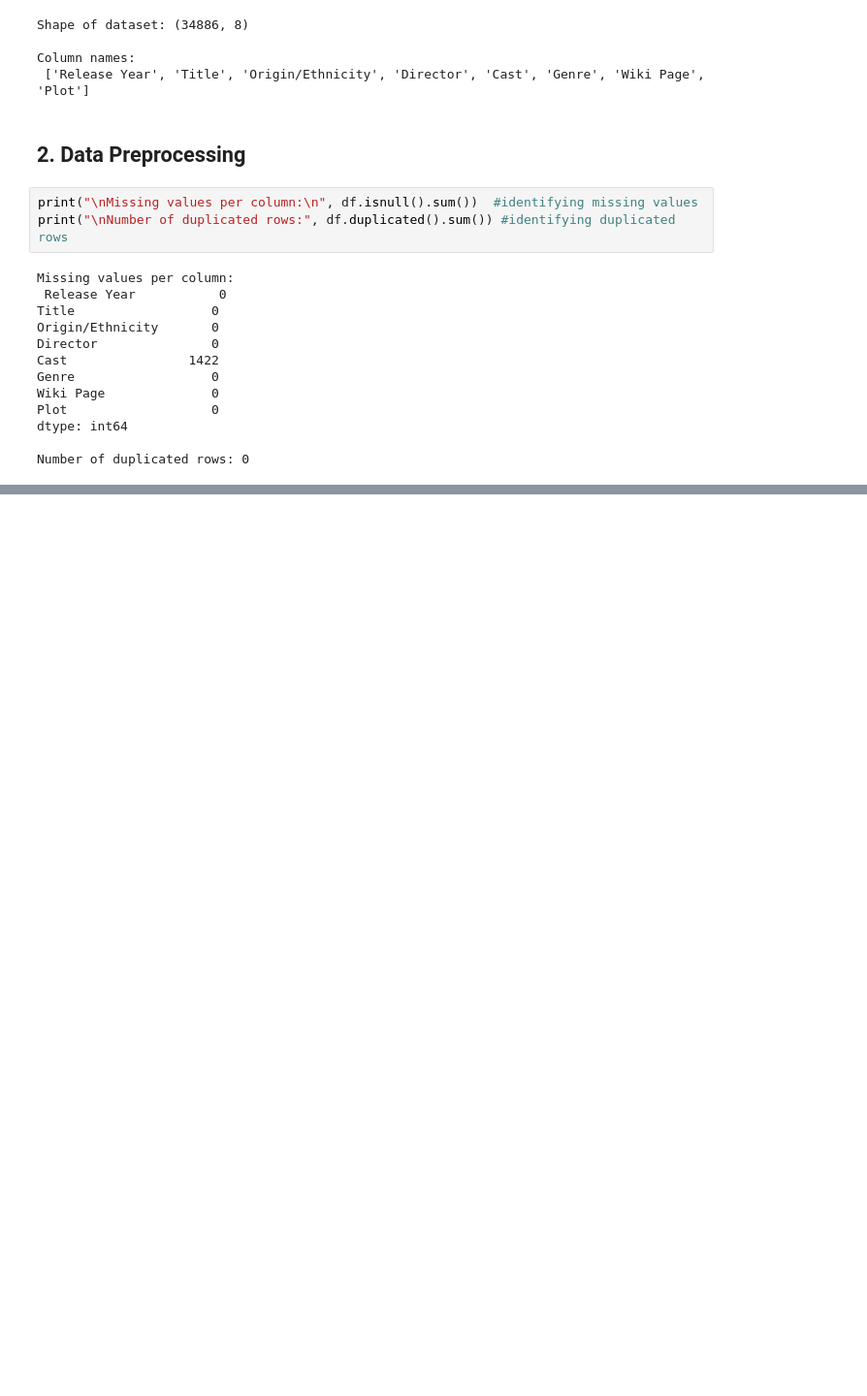
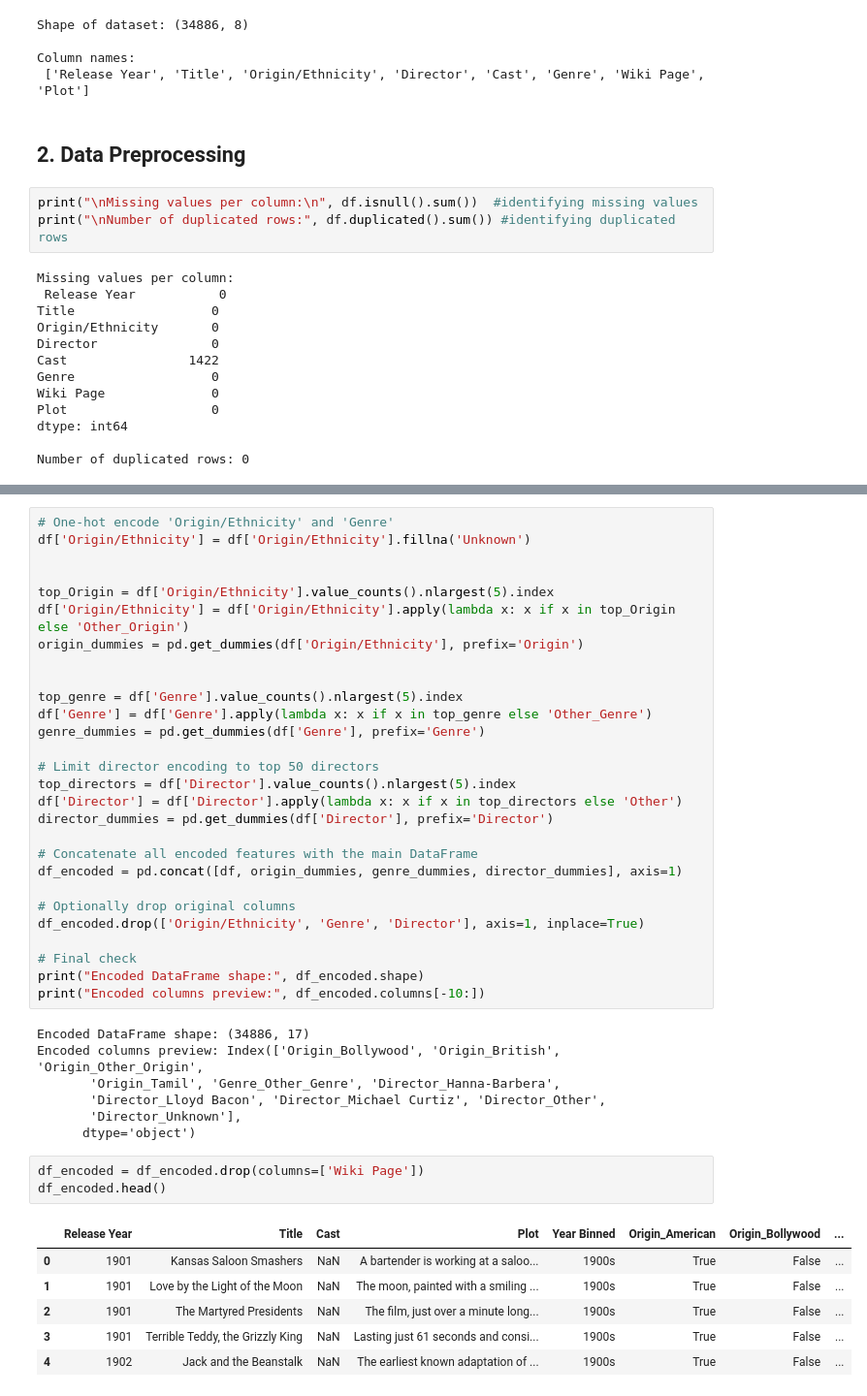
Before and after one commit to KesharaGunathilaka/Movie-Recommendation-System, a Jupyter notebook: data_preprocess.ipynb, the cells around one changed output, grey strips where cells are left out. Shown at 97% size. Saved outputs shown, nothing was run; the diff lists cells and outputs as text; blank space fills up the shorter version.

```diff
--- a/data_preprocess.ipynb
+++ b/data_preprocess.ipynb
@@ -62,0 +94,45 @@ Number of duplicated rows: 0
+# %%
+# One-hot encode 'Origin/Ethnicity' and 'Genre'
+df['Origin/Ethnicity'] = df['Origin/Ethnicity'].fillna('Unknown')
+
+
+top_Origin = df['Origin/Ethnicity'].value_counts().nlargest(5).index
+df['Origin/Ethnicity'] = df['Origin/Ethnicity'].apply(lambda x: x if x in top_Origin else 'Other_Origin')
+origin_dummies = pd.get_dummies(df['Origin/Ethnicity'], prefix='Origin')
+
+
+top_genre = df['Genre'].value_counts().nlargest(5).index
+df['Genre'] = df['Genre'].apply(lambda x: x if x in top_genre else 'Other_Genre')
+genre_dummies = pd.get_dummies(df['Genre'], prefix='Genre')
+
+# Limit director encoding to top 50 directors
+top_directors = df['Director'].value_counts().nlargest(5).index
+df['Director'] = df['Director'].apply(lambda x: x if x in top_directors else 'Other')
+director_dummies = pd.get_dummies(df['Director'], prefix='Director')
+
+# Concatenate all encoded features with the main DataFrame
+df_encoded = pd.concat([df, origin_dummies, genre_dummies, director_dummies], axis=1)
+
+# Optionally drop original columns
+df_encoded.drop(['Origin/Ethnicity', 'Genre', 'Director'], axis=1, inplace=True)
+
+# Final check
+print("Encoded DataFrame shape:", df_encoded.shape)
+print("Encoded columns preview:", df_encoded.columns[-10:])
+# %% [output]
+Encoded DataFrame shape: (34886, 17)
+Encoded columns preview: Index(['Origin_Bollywood', 'Origin_British', 'Origin_Other_Origin',
+       'Origin_Tamil', 'Genre_Other_Genre', 'Director_Hanna-Barbera',
+       'Director_Lloyd Bacon', 'Director_Michael Curtiz', 'Director_Other',
+       'Director_Unknown'],
+      dtype='object')
+# %%
+df_encoded = df_encoded.drop(columns=['Wiki Page'])
+df_encoded.head()
+# %% [output]
+|  | Release Year | Title | Cast | Plot | Year Binned | Origin_American | Origin_Bollywood | ... |
+| 0 | 1901 | Kansas Saloon Smashers | NaN | A bartender is working at a saloo... | 1900s | True | False | ... |
+| 1 | 1901 | Love by the Light of the Moon | NaN | The moon, painted with a smiling ... | 1900s | True | False | ... |
+| 2 | 1901 | The Martyred Presidents | NaN | The film, just over a minute long... | 1900s | True | False | ... |
+| 3 | 1901 | Terrible Teddy, the Grizzly King | NaN | Lasting just 61 seconds and consi... | 1900s | True | False | ... |
+| 4 | 1902 | Jack and the Beanstalk | NaN | The earliest known adaptation of ... | 1900s | True | False | ... |
```
Also changed, not shown: parts of 1 cell of this notebook.
